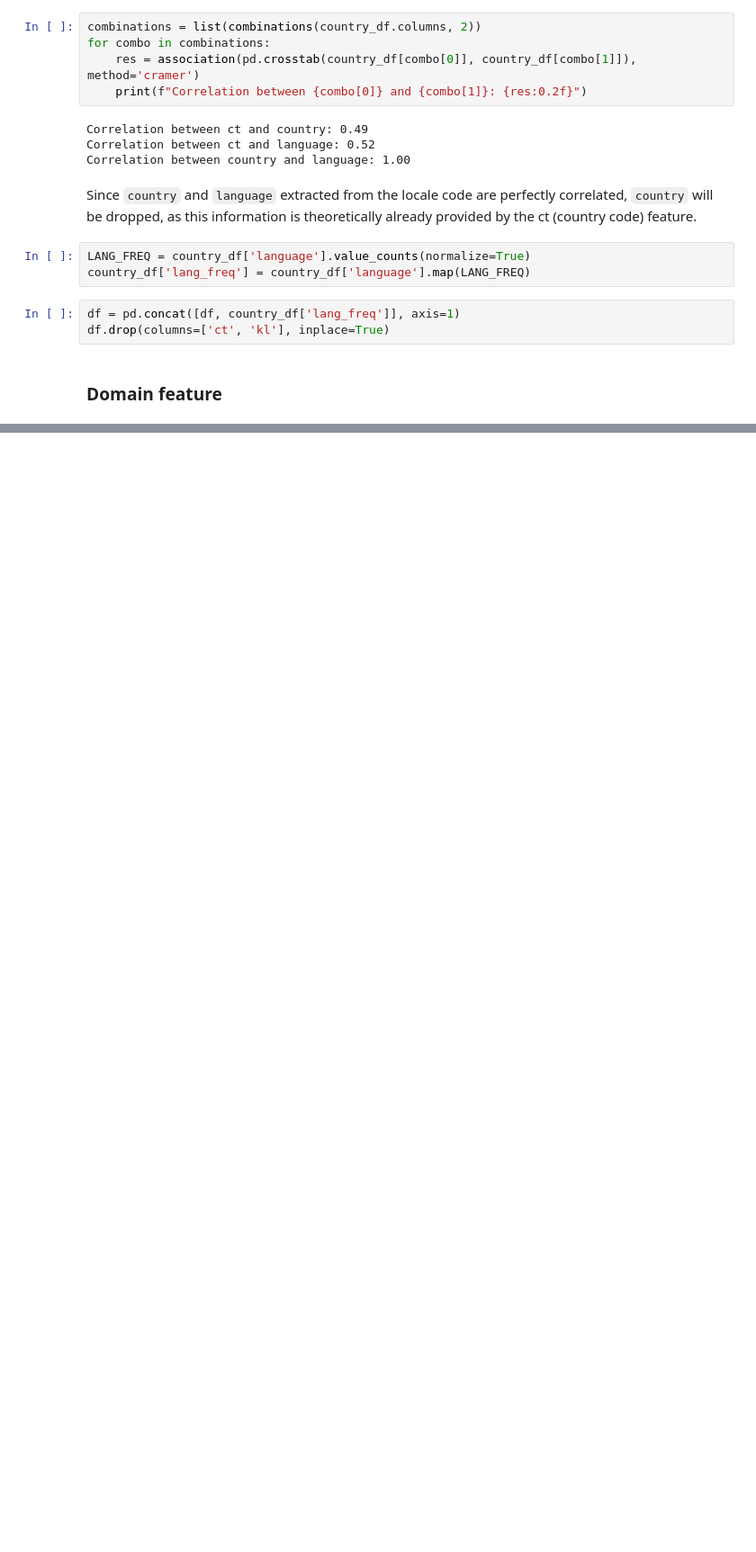
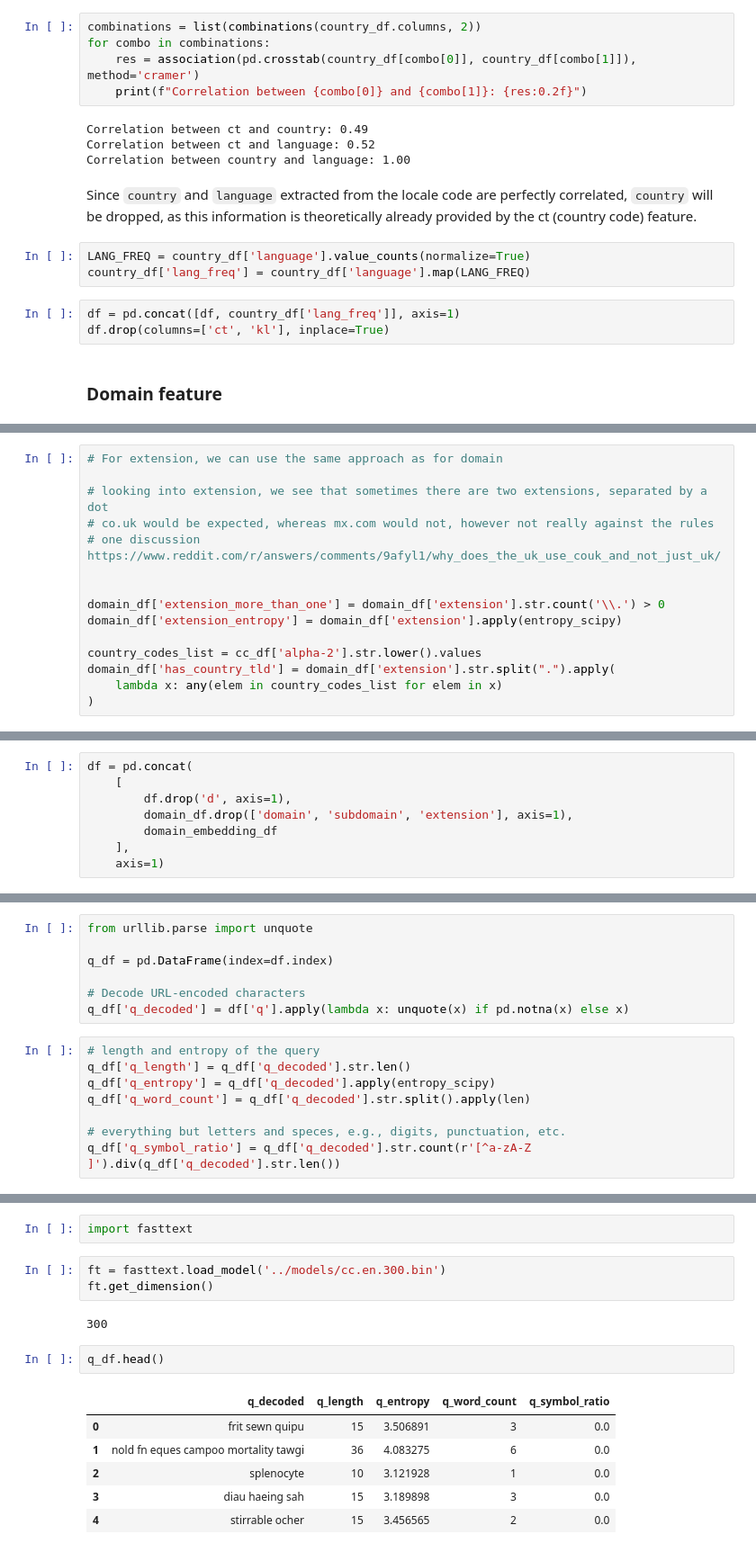
Before and after one commit to neagrita/assign, a Jupyter notebook: notebooks/02_feature_engineering.ipynb, the cells around one changed output, grey strips where cells are left out. Shown: that part at 90% size. Saved outputs shown, nothing was run; the diff lists cells and outputs as text; blank space fills up the shorter version.

```diff
--- a/notebooks/02_feature_engineering.ipynb
+++ b/notebooks/02_feature_engineering.ipynb
@@ -412,0 +427,15 @@ res.suffix
+# %%
+# For extension, we can use the same approach as for domain
+
+# looking into extension, we see that sometimes there are two extensions, separated by a dot
+# co.uk would be expected, whereas mx.com would not, however not really against the rules
+# one discussion https://www.reddit.com/r/answers/comments/9afyl1/why_does_the_uk_use_couk_and_not_just_uk/
+
+
+domain_df['extension_more_than_one'] = domain_df['extension'].str.count('\\.') > 0
+domain_df['extension_entropy'] = domain_df['extension'].apply(entropy_scipy)
+
+country_codes_list = cc_df['alpha-2'].str.lower().values
+domain_df['has_country_tld'] = domain_df['extension'].str.split(".").apply(
+    lambda x: any(elem in country_codes_list for elem in x)
+)
@@ -412,0 +447,8 @@ res.suffix
+# %%
+df = pd.concat(
+    [
+        df.drop('d', axis=1),
+        domain_df.drop(['domain', 'subdomain', 'extension'], axis=1),
+        domain_embedding_df
+    ],
+    axis=1)
@@ -412,0 +457,15 @@ res.suffix
+# %%
+from urllib.parse import unquote
+
+q_df = pd.DataFrame(index=df.index)
+
+# Decode URL-encoded characters
+q_df['q_decoded'] = df['q'].apply(lambda x: unquote(x) if pd.notna(x) else x)
+# %%
+# length and entropy of the query
+q_df['q_length'] = q_df['q_decoded'].str.len()
+q_df['q_entropy'] = q_df['q_decoded'].apply(entropy_scipy)
+q_df['q_word_count'] = q_df['q_decoded'].str.split().apply(len)
+
+# everything but letters and speces, e.g., digits, punctuation, etc.
+q_df['q_symbol_ratio'] = q_df['q_decoded'].str.count(r'[^a-zA-Z ]').div(q_df['q_decoded'].str.len())
@@ -412,0 +477,16 @@ res.suffix
+# %%
+import fasttext
+# %%
+ft = fasttext.load_model('../models/cc.en.300.bin')
+ft.get_dimension()
+# %% [output]
+300
+# %%
+q_df.head()
+# %% [output]
+|  | q_decoded | q_length | q_entropy | q_word_count | q_symbol_ratio |
+| 0 | frit sewn quipu | 15 | 3.506891 | 3 | 0.0 |
+| 1 | nold fn eques campoo mortality tawgi | 36 | 4.083275 | 6 | 0.0 |
+| 2 | splenocyte | 10 | 3.121928 | 1 | 0.0 |
+| 3 | diau haeing sah | 15 | 3.189898 | 3 | 0.0 |
+| 4 | stirrable ocher | 15 | 3.456565 | 2 | 0.0 |
```
Also changed, not shown: parts of 23 cells of this notebook, 2 other files.
